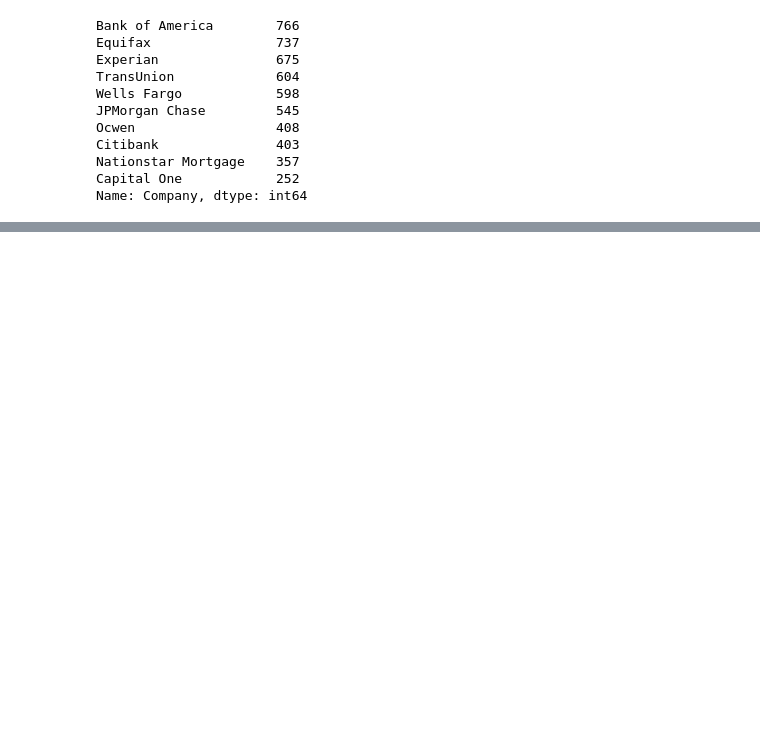
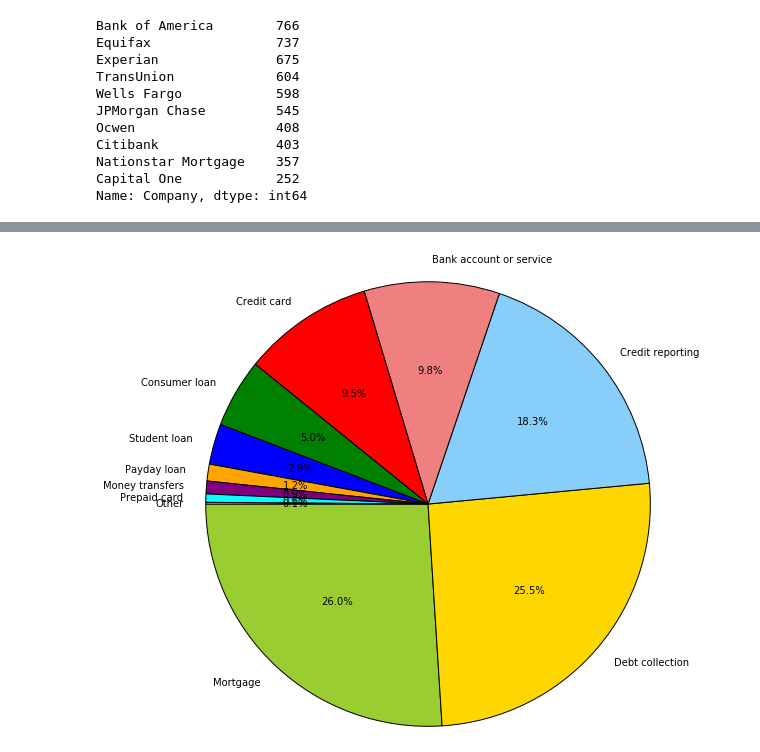
Before and after one commit to njberejan/consumer-complaints, a Jupyter notebook: consumer-complaints.ipynb, the cells around one changed output, grey strips where cells are left out. Saved outputs shown, nothing was run; the diff lists cells and outputs as text; code cells hidden in the pictures; blank space fills up the shorter version.

```diff
--- a/consumer-complaints.ipynb
+++ b/consumer-complaints.ipynb
@@ -128,0 +93,13 @@ plt.axis('equal')
+# %%
+labels = 'Mortgage', 'Debt collection', 'Credit reporting', 'Bank account or service', 'Credit card', 'Consumer loan', 'Student loan', 'Payday loan', 'Money transfers', 'Prepaid card', 'Other'
+sizes = [3002, 2942, 2113, 1136, 1100, 578, 340, 141, 107, 70, 14]
+colors = ['yellowgreen', 'gold', 'lightskyblue', 'lightcoral', 'red', 'green', 'blue', 'orange', 'purple', 'aqua', 'pink']
+
+plt.pie(sizes, labels=labels, colors=colors,
+        autopct='%1.1f%%', shadow=False, startangle=180)
+plt.axis('equal')
+fig = plt.gcf()
+fig.set_size_inches(8,8)
+plt.show()
+# %% [output]
+[figure, added]
```
Also changed, not shown: parts of 14 cells of this notebook.
